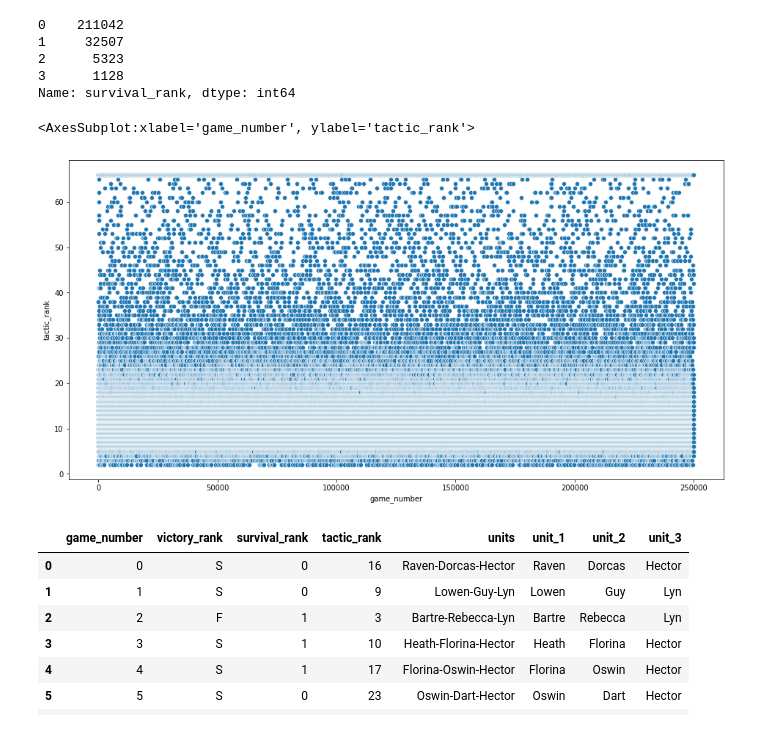
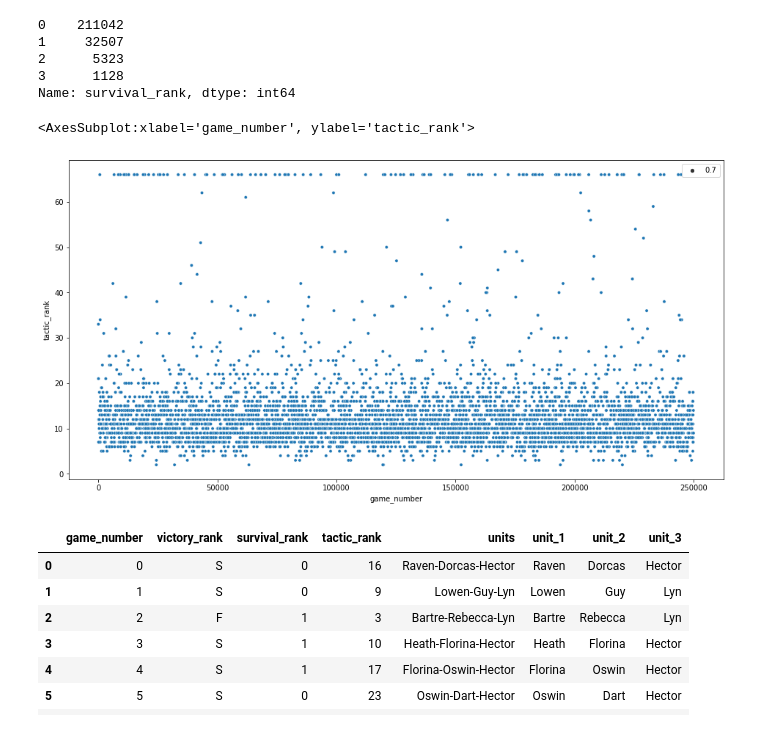
Before and after one commit to jkcarney/pyre-emblem, a Jupyter notebook: data/bigmap.ipynb, the cells around one changed output. Saved outputs shown, nothing was run; the diff lists cells and outputs as text; code cells hidden in the pictures.

Commit message:
little cleaner data

```diff
--- a/data/bigmap.ipynb
+++ b/data/bigmap.ipynb
@@ -44,10 +55,10 @@ data['survival_rank'].value_counts()
 Name: survival_rank, dtype: int64
 # %%
 plt.figure(figsize=(16,8))
-sns.scatterplot(x='game_number', y='tactic_rank', data=data)
+sns.scatterplot(x='game_number', y='tactic_rank', data=data.sample(frac=0.02), size=0.7)
 # %% [output]
 <AxesSubplot:xlabel='game_number', ylabel='tactic_rank'>
-[figure, old version]
+[figure, new version]
 # %%
 data[["unit_1", "unit_2", "unit_3"]] = data["units"].str.split(pat="-", expand=True)
 data.head(10)
```
Also changed, not shown: parts of 1 cell of this notebook, 2 other files.
